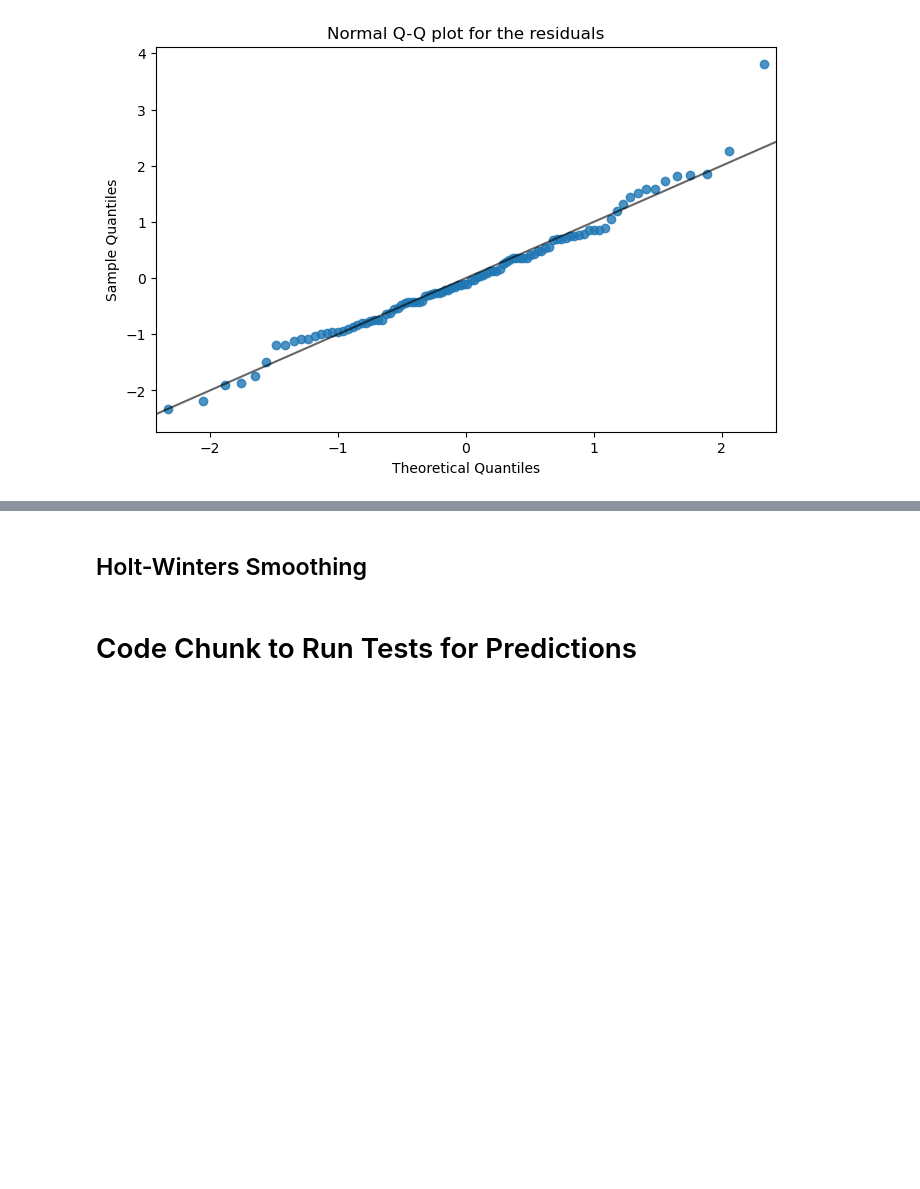
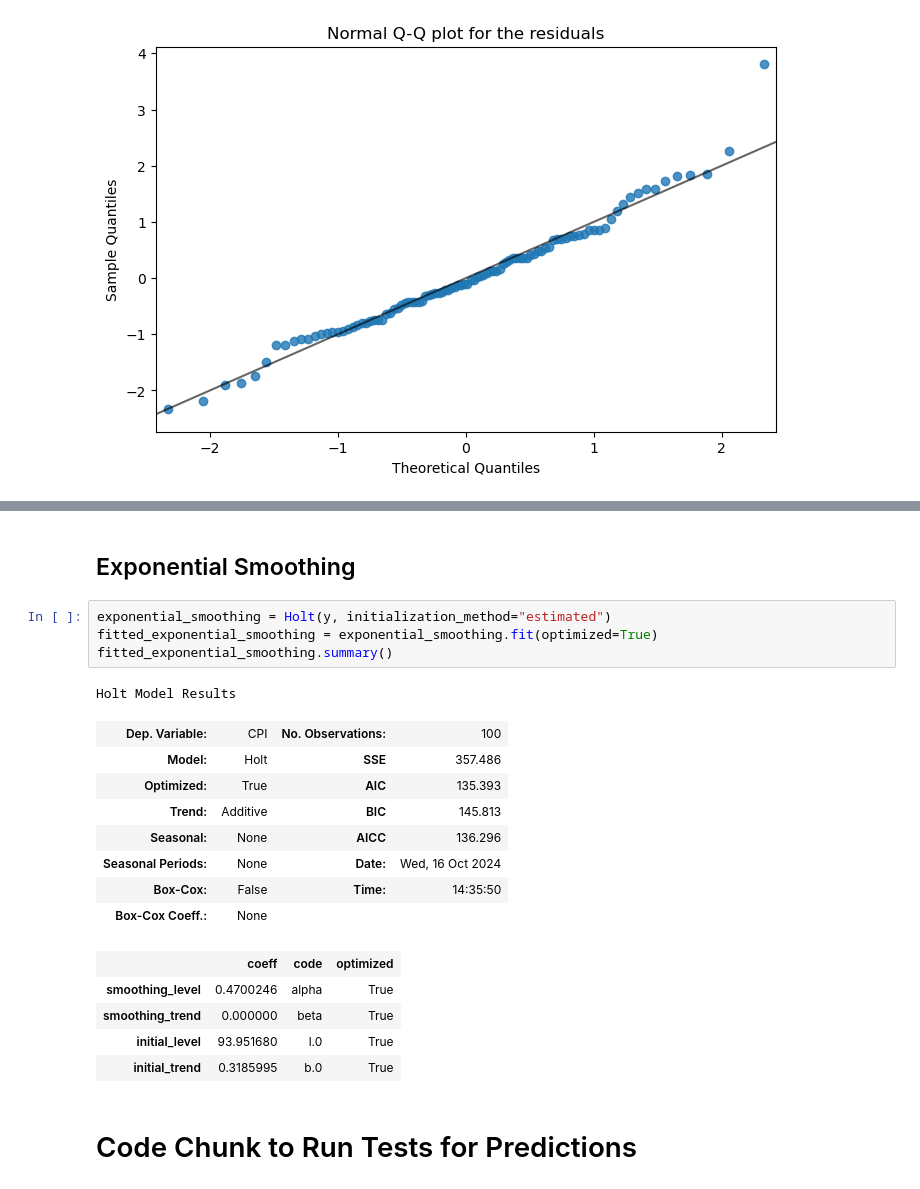
Before and after one commit to actonton/QBUS2820-Predictive_Analysis, a Jupyter notebook: A2/510575452_implementation.ipynb, the cells around one changed output, grey strips where cells are left out. Saved outputs shown, nothing was run; the diff lists cells and outputs as text; blank space fills up the shorter version.

```diff
--- a/A2/510575452_implementation.ipynb
+++ b/A2/510575452_implementation.ipynb
@@ -250,7 +253,26 @@ plt.show()
 # %% [output]
 [figure]
 # %% [markdown]
-## Holt-Winters Smoothing
+## Exponential Smoothing
+# %%
+exponential_smoothing = Holt(y, initialization_method="estimated")
+fitted_exponential_smoothing = exponential_smoothing.fit(optimized=True)
+fitted_exponential_smoothing.summary()
+# %% [output]
+Holt Model Results
+| Dep. Variable: | CPI | No. Observations: | 100 |
+| Model: | Holt | SSE | 357.486 |
+| Optimized: | True | AIC | 135.393 |
+| Trend: | Additive | BIC | 145.813 |
+| Seasonal: | None | AICC | 136.296 |
+| Seasonal Periods: | None | Date: | Wed, 16 Oct 2024 |
+| Box-Cox: | False | Time: | 14:35:50 |
+| Box-Cox Coeff.: | None |  |  |
+|  | coeff | code | optimized |
+| smoothing_level | 0.4700246 | alpha | True |
+| smoothing_trend | 0.000000 | beta | True |
+| initial_level | 93.951680 | l.0 | True |
+| initial_trend | 0.3185995 | b.0 | True |
 # %% [markdown]
 # Code Chunk to Run Tests for Predictions
 # %%
```
Also changed, not shown: parts of 4 cells of this notebook.
